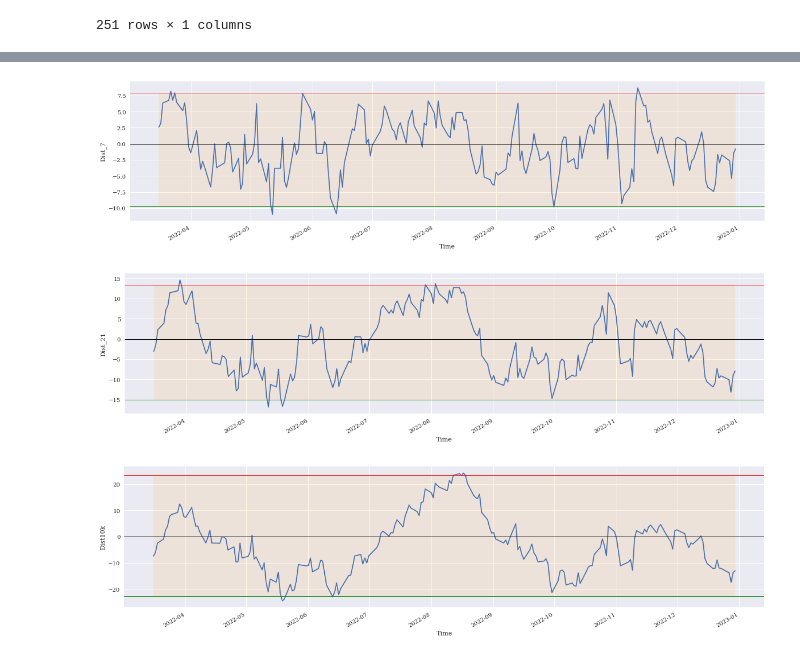
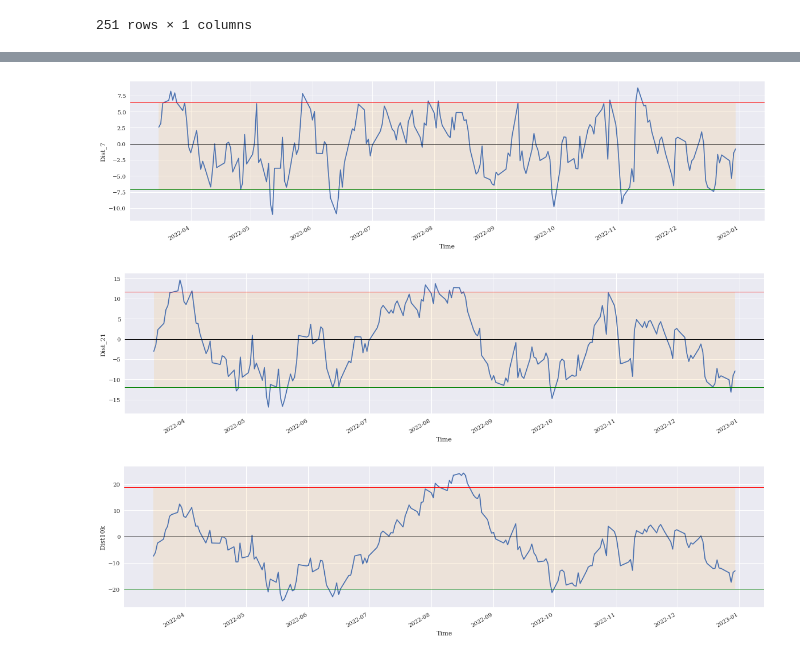
Before and after one commit to caiquemiranda/github-machine-learning-trading, a Jupyter notebook: notebook_/analitics_distance.ipynb, the cells around one changed output, grey strips where cells are left out. Cells and saved outputs as stored; diff of their text form; code cells hidden in the pictures.

```diff
--- a/notebook_/analitics_distance.ipynb
+++ b/notebook_/analitics_distance.ipynb
@@ -102,41 +102,41 @@ def percentil(data, up=90, down=10):
 # %%
 plt.rcParams['figure.figsize'] = (20,5)
 
-per_dist1k = percentil(df_analise['Dist_7'], up=99, down=1)
+per_dist1k = percentil(df_analise['Dist_7'], up=95, down=5)
 ax = df_analise['Dist_7'].plot()
 ax.fill_between(df_analise.index, per_dist1k[0], per_dist1k[1],facecolor= 'orange', alpha= 0.1)
 plt.axhline(per_dist1k[0], color="red", lw=1.0)
 plt.axhline(0, color="black", lw=1.0)
 plt.axhline(per_dist1k[1], color="green", lw=1.0)
 plt.xlabel('Time')
 plt.ylabel('Dist_7')
 plt.show()
 
-per_dist5k = percentil(df_analise['Dist_21'], up=99, down=1)
+per_dist5k = percentil(df_analise['Dist_21'], up=95, down=5)
 ax = df_analise['Dist_21'].plot()
 ax.fill_between(df_analise.index, per_dist5k[0], per_dist5k[1],facecolor= 'orange', alpha= 0.1)
 plt.axhline(per_dist5k[0], color="red", lw=1.0)
 plt.axhline(0, color="black", lw=1.0)
 #plt.axhline(10.0, color="grey", lw=1.0)
 plt.axhline(per_dist5k[1], color="green", lw=1.0)
 plt.xlabel('Time')
 plt.ylabel('Dist_21')
 plt.show()
 
-per_dist10k = percentil(df_analise['Dist_50'], up=99, down=1)
+per_dist10k = percentil(df_analise['Dist_50'], up=95, down=5)
 ax = df_analise['Dist_50'].plot()
 ax.fill_between(df_analise.index, per_dist10k[0], per_dist10k[1],facecolor= 'orange', alpha= 0.1)
 plt.axhline(per_dist10k[0], color="red", lw=1.0)
 plt.axhline(0, color="black", lw=1.0)
 #plt.axhline(10.0, color="grey", lw=1.0)
 plt.axhline(per_dist10k[1], color="green", lw=1.0)
 plt.xlabel('Time')
 plt.ylabel('Dist10k')
 plt.show()
 # %% [output]
-[figure, old version]
+[figure, new version]
-[figure, old version]
+[figure, new version]
-[figure, old version]
+[figure, new version]
 # %%
 plt.rcParams['figure.figsize'] = (20,6)
 
```
Also changed, not shown: parts of 4 cells of this notebook.
